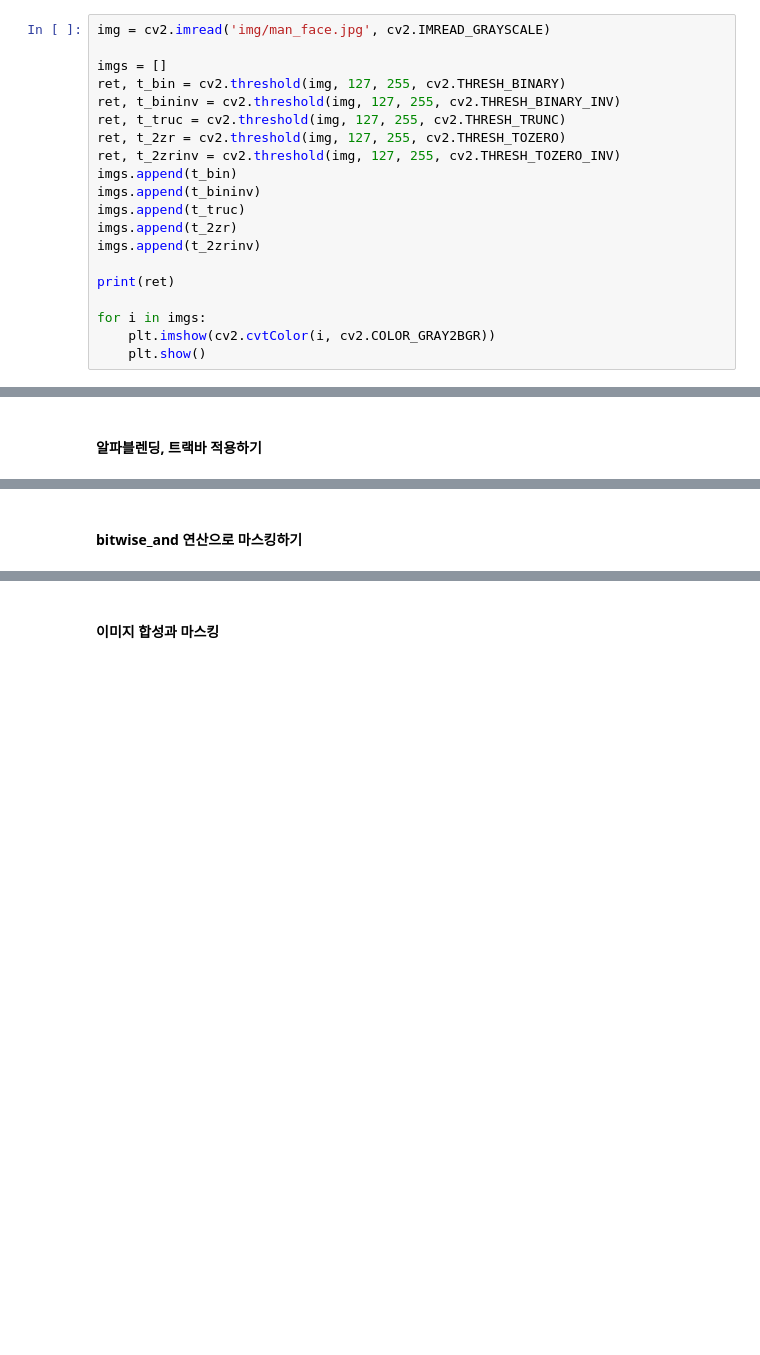
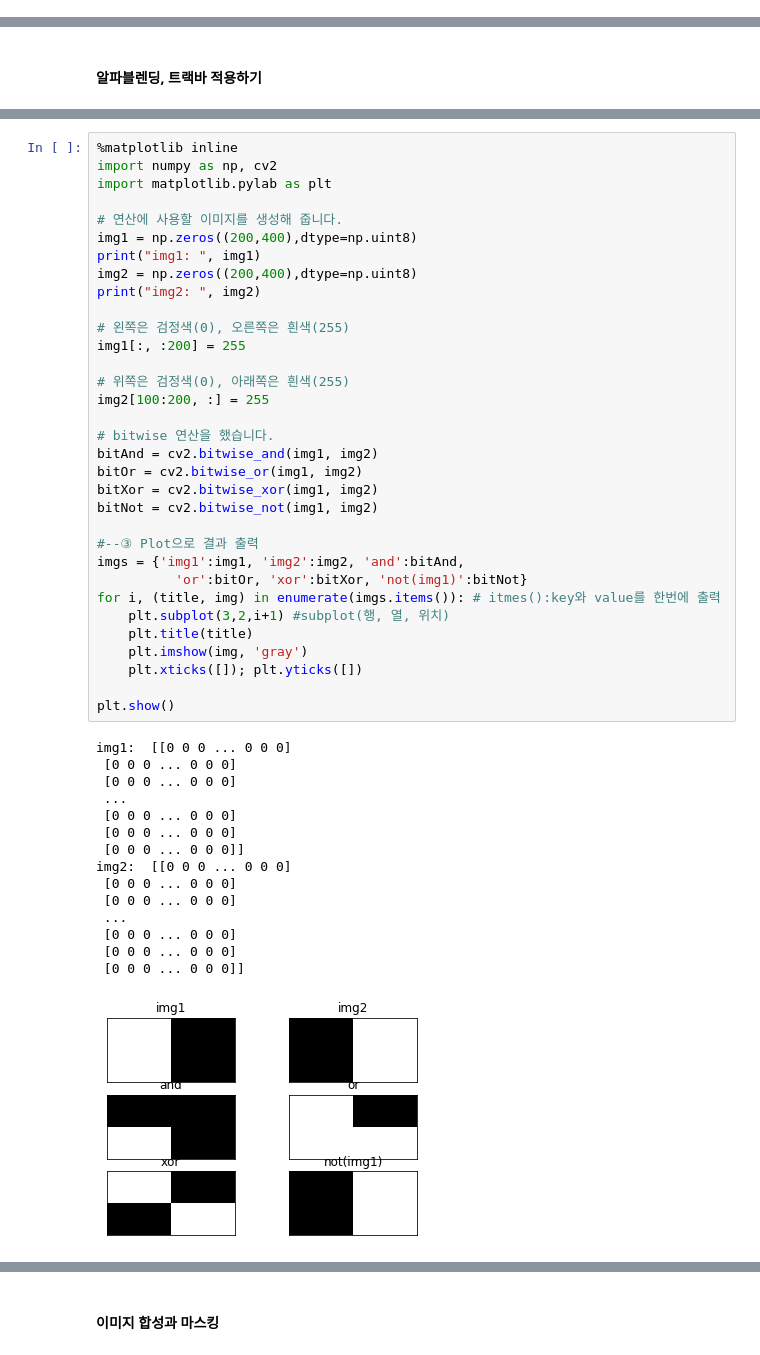
Before and after one commit to moonseokho85/TIL, a Jupyter notebook: A.I/07_OpenCV/Open CV_Image Processing.ipynb, the cells around one changed output, grey strips where cells are left out. Drawn from its saved outputs; the diff is of its cells as text; blank space fills up the shorter version.

```diff
--- a/A.I/07_OpenCV/Open CV_Image Processing.ipynb
+++ b/A.I/07_OpenCV/Open CV_Image Processing.ipynb
@@ -155,20 +138,0 @@ cv2.destroyAllWindows()
-# %%
-img = cv2.imread('img/man_face.jpg', cv2.IMREAD_GRAYSCALE)
-
-imgs = []
-ret, t_bin = cv2.threshold(img, 127, 255, cv2.THRESH_BINARY)
-ret, t_bininv = cv2.threshold(img, 127, 255, cv2.THRESH_BINARY_INV)
-ret, t_truc = cv2.threshold(img, 127, 255, cv2.THRESH_TRUNC)
-ret, t_2zr = cv2.threshold(img, 127, 255, cv2.THRESH_TOZERO)
-ret, t_2zrinv = cv2.threshold(img, 127, 255, cv2.THRESH_TOZERO_INV)
-imgs.append(t_bin)
-imgs.append(t_bininv)
-imgs.append(t_truc)
-imgs.append(t_2zr)
-imgs.append(t_2zrinv)
-
-print(ret)
-
-for i in imgs:
-    plt.imshow(cv2.cvtColor(i, cv2.COLOR_GRAY2BGR))
-    plt.show()
@@ -585,4 +725,51 @@ cv2.destroyAllWindows()
     - img1, img2 : 연산 대상 영상, 동일한 shape
     - mask : 0이 아닌 픽셀만 연산, 바이너리 이미지
-# %% [markdown]
-#### bitwise_and 연산으로 마스킹하기
+# %%
+%matplotlib inline
+import numpy as np, cv2
+import matplotlib.pylab as plt
+
+# 연산에 사용할 이미지를 생성해 줍니다.
+img1 = np.zeros((200,400),dtype=np.uint8)
+print("img1: ", img1)
+img2 = np.zeros((200,400),dtype=np.uint8)
+print("img2: ", img2)
+
+# 왼쪽은 검정색(0), 오른쪽은 흰색(255)
+img1[:, :200] = 255
+
+# 위쪽은 검정색(0), 아래쪽은 흰색(255)
+img2[100:200, :] = 255
+
+# bitwise 연산을 했습니다.
+bitAnd = cv2.bitwise_and(img1, img2)
+bitOr = cv2.bitwise_or(img1, img2)
+bitXor = cv2.bitwise_xor(img1, img2)
+bitNot = cv2.bitwise_not(img1, img2)
+
+#--③ Plot으로 결과 출력
+imgs = {'img1':img1, 'img2':img2, 'and':bitAnd,
+          'or':bitOr, 'xor':bitXor, 'not(img1)':bitNot}
+for i, (title, img) in enumerate(imgs.items()): # itmes():key와 value를 한번에 출력
+    plt.subplot(3,2,i+1) #subplot(행, 열, 위치)
+    plt.title(title)
+    plt.imshow(img, 'gray')
+    plt.xticks([]); plt.yticks([])
+
+plt.show()
+# %% [output]
+img1:  [[0 0 0 ... 0 0 0]
+ [0 0 0 ... 0 0 0]
+ [0 0 0 ... 0 0 0]
+ ...
+ [0 0 0 ... 0 0 0]
+ [0 0 0 ... 0 0 0]
+ [0 0 0 ... 0 0 0]]
+img2:  [[0 0 0 ... 0 0 0]
+ [0 0 0 ... 0 0 0]
+ [0 0 0 ... 0 0 0]
+ ...
+ [0 0 0 ... 0 0 0]
+ [0 0 0 ... 0 0 0]
+ [0 0 0 ... 0 0 0]]
+[figure, added]
```
Also changed, not shown: parts of 72 cells of this notebook.
